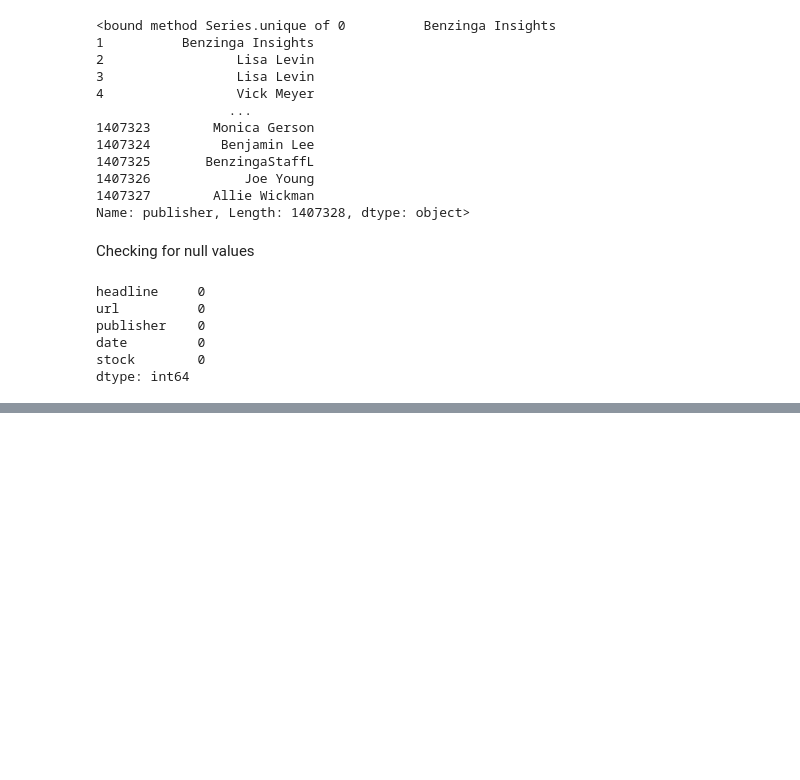
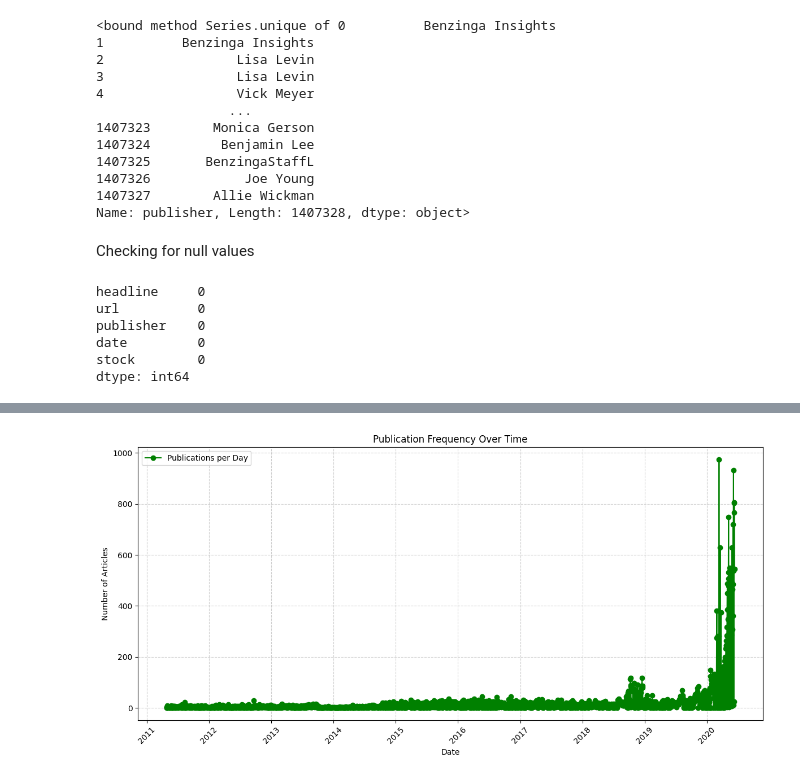
Before and after one commit to mussewold/kaim-week-1, a Jupyter notebook: notebooks/task-1.ipynb, the cells around one changed output, grey strips where cells are left out. Drawn from its saved outputs; the diff is of its cells as text; code cells hidden in the pictures; blank space fills up the shorter version.

```diff
--- a/notebooks/task-1.ipynb
+++ b/notebooks/task-1.ipynb
@@ -64,6 +66,8 @@ stock        0
 dtype: int64
 # %%
 df['sentiment'] = df['headline'].apply(text_util.get_sentiment)
+# %%
+df['date'] = pd.to_datetime(df['date'], errors='coerce')
 # %%
 df.head()
 # %% [output]
@@ -73,3 +77,7 @@ df.head()
 | 2 | 71 Biggest Movers From Friday | https://www.benzinga.com/news/20/... | Lisa Levin | 2020-05-26 04:30:07-04:00 | A | neutral |
 | 3 | 46 Stocks Moving In Friday's Mid-... | https://www.benzinga.com/news/20/... | Lisa Levin | 2020-05-22 12:45:06-04:00 | A | neutral |
 | 4 | B of A Securities Maintains Neutr... | https://www.benzinga.com/news/20/... | Vick Meyer | 2020-05-22 11:38:59-04:00 | A | positive |
+# %%
+plot.plot_publication_frequency(df)
+# %% [output]
+[figure, added]
```
Also changed, not shown: parts of 4 cells of this notebook, 1 other file.
